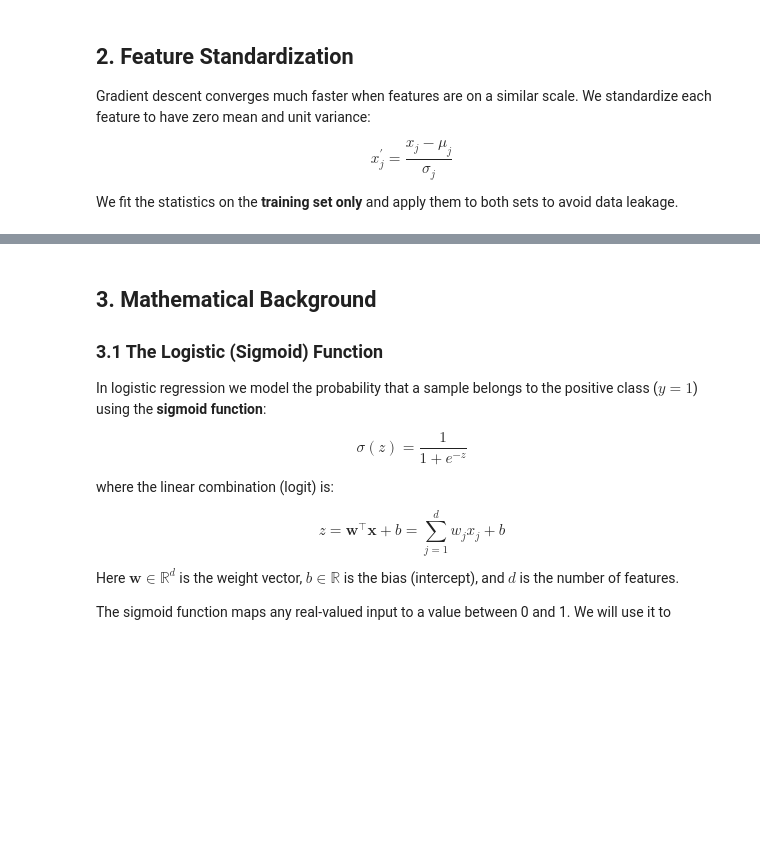
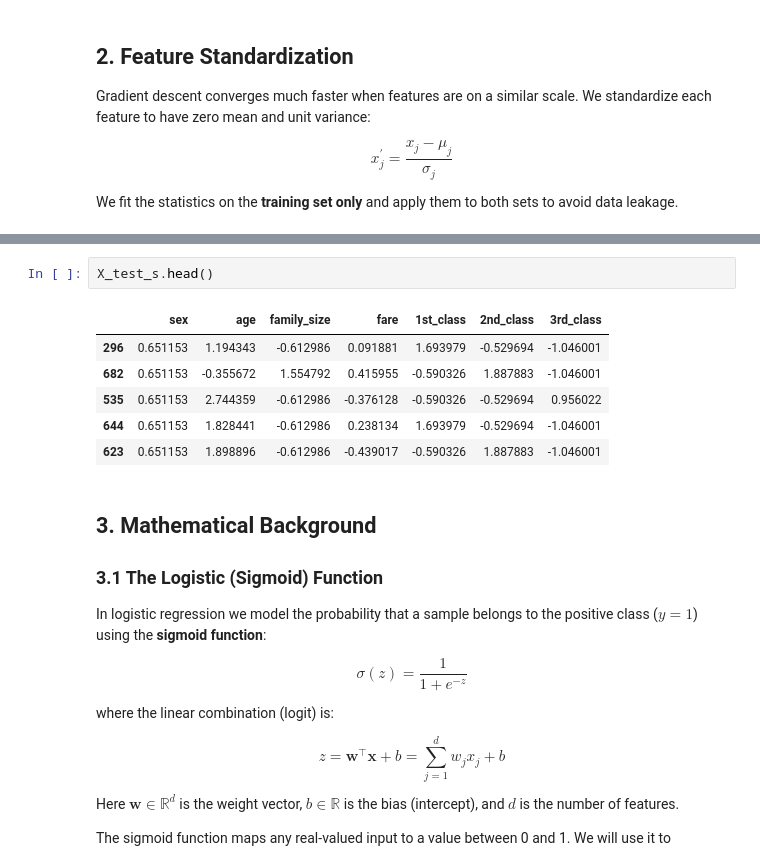
Before and after one commit to jayeshmanani/MLOps-Level3, a Jupyter notebook: week-1/titanic_survival_from_scratch.ipynb, the cells around one changed output, grey strips where cells are left out. Cells and saved outputs as stored; diff of their text form; blank space fills up the shorter version.

```diff
--- a/week-1/titanic_survival_from_scratch.ipynb
+++ b/week-1/titanic_survival_from_scratch.ipynb
@@ -54,3 +97,12 @@ to avoid data leakage.
+# %%
+X_test_s.head()
+# %% [output]
+|  | sex | age | family_size | fare | 1st_class | 2nd_class | 3rd_class |
+| 296 | 0.651153 | 1.194343 | -0.612986 | 0.091881 | 1.693979 | -0.529694 | -1.046001 |
+| 682 | 0.651153 | -0.355672 | 1.554792 | 0.415955 | -0.590326 | 1.887883 | -1.046001 |
+| 535 | 0.651153 | 2.744359 | -0.612986 | -0.376128 | -0.590326 | -0.529694 | 0.956022 |
+| 644 | 0.651153 | 1.828441 | -0.612986 | 0.238134 | 1.693979 | -0.529694 | -1.046001 |
+| 623 | 0.651153 | 1.898896 | -0.612986 | -0.439017 | -0.590326 | 1.887883 | -1.046001 |
 # %% [markdown]
 ## 3. Mathematical Background
 
```
Also changed, not shown: parts of 13 cells of this notebook, 1 other file.
